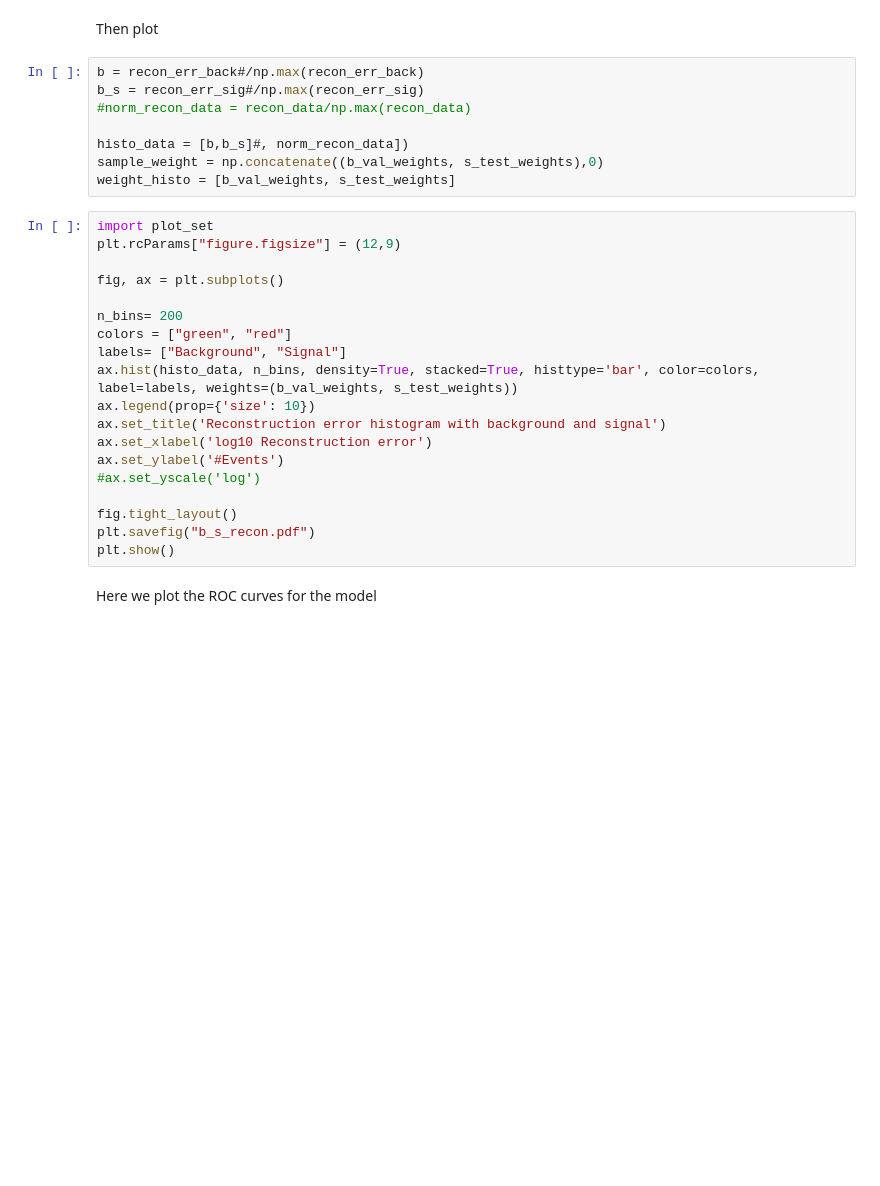
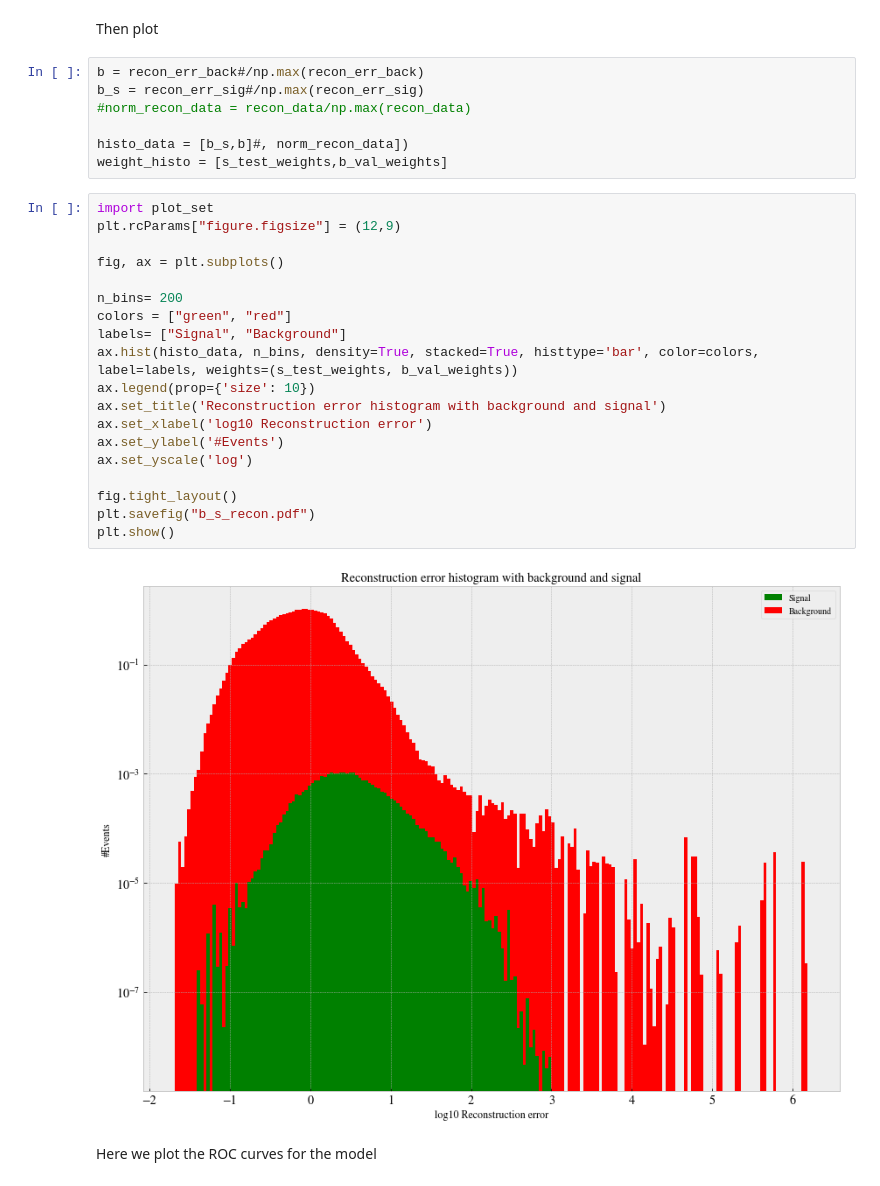
Before and after one commit to Gadangadang/FYS5555, a Jupyter notebook: Project3/Codebase/run_ml.ipynb, the cells around one changed output. Drawn from its saved outputs; the diff is of its cells as text; blank space fills up the shorter version.

Commit message:
added current v of run ml and result plots

```diff
--- a/Project3/Codebase/run_ml.ipynb
+++ b/Project3/Codebase/run_ml.ipynb
@@ -325,28 +335,29 @@ b = recon_err_back#/np.max(recon_err_back)
 b_s = recon_err_sig#/np.max(recon_err_sig)
 #norm_recon_data = recon_data/np.max(recon_data)
 
-histo_data = [b,b_s]#, norm_recon_data])
-sample_weight = np.concatenate((b_val_weights, s_test_weights),0)
-weight_histo = [b_val_weights, s_test_weights]
+histo_data = [b_s,b]#, norm_recon_data])
+weight_histo = [s_test_weights,b_val_weights]
 # %%
 import plot_set
 plt.rcParams["figure.figsize"] = (12,9)
 
 fig, ax = plt.subplots()
 
 n_bins= 200
 colors = ["green", "red"]
-labels= ["Background", "Signal"]
-ax.hist(histo_data, n_bins, density=True, stacked=True, histtype='bar', color=colors, label=labels, weights=(b_val_weights, s_test_weights))
+labels= ["Signal", "Background"]
+ax.hist(histo_data, n_bins, density=True, stacked=True, histtype='bar', color=colors, label=labels, weights=(s_test_weights, b_val_weights))
 ax.legend(prop={'size': 10})
 ax.set_title('Reconstruction error histogram with background and signal')
 ax.set_xlabel('log10 Reconstruction error')
 ax.set_ylabel('#Events')
-#ax.set_yscale('log')
+ax.set_yscale('log')
 
 fig.tight_layout()
 plt.savefig("b_s_recon.pdf")
 plt.show()
+# %% [output]
+[figure, added]
 # %% [markdown]
 Here we plot the ROC curves for the model
 # %%
```
Also changed, not shown: parts of 6 cells of this notebook, 2 other files.
